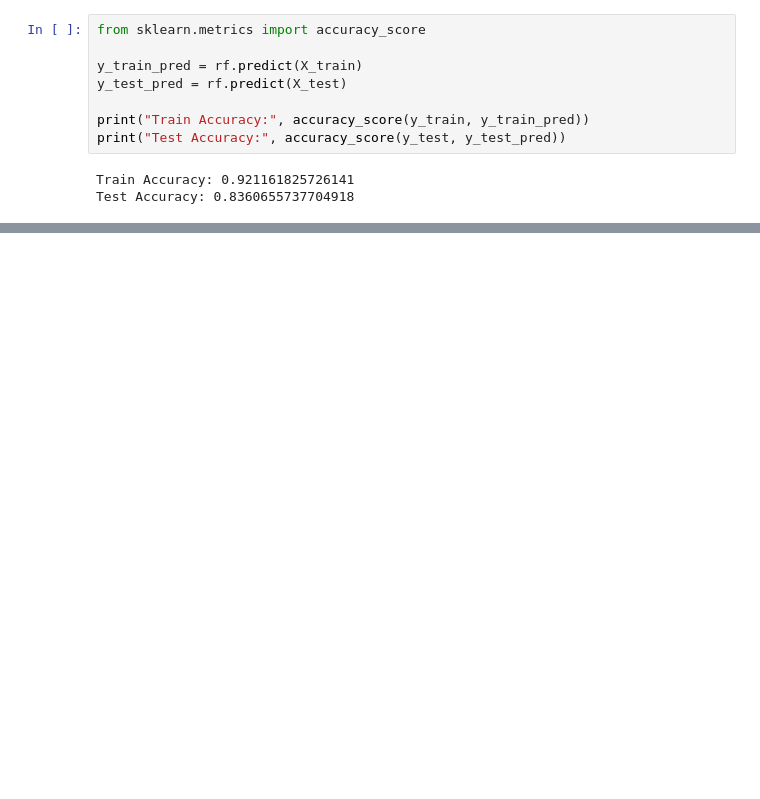
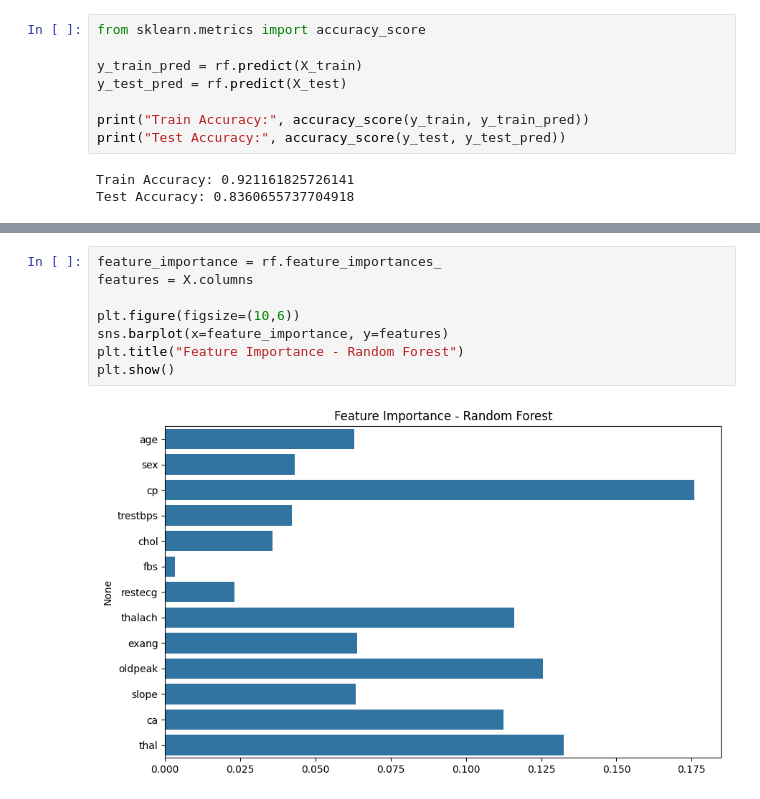
Before and after one commit to Yehan-Manodya/Heart-disease-detection-random-forest-classifier, a Jupyter notebook: Heart_Disease_Detection.ipynb, the cells around one changed output, grey strips where cells are left out. Cells and saved outputs as stored; diff of their text form; blank space fills up the shorter version.

```diff
--- a/Heart_Disease_Detection.ipynb
+++ b/Heart_Disease_Detection.ipynb
@@ -237,0 +250,10 @@ Test Accuracy: 0.8360655737704918
+# %%
+feature_importance = rf.feature_importances_
+features = X.columns
+
+plt.figure(figsize=(10,6))
+sns.barplot(x=feature_importance, y=features)
+plt.title("Feature Importance - Random Forest")
+plt.show()
+# %% [output]
+[figure, added]
```
Also changed, not shown: parts of 2 cells of this notebook.
